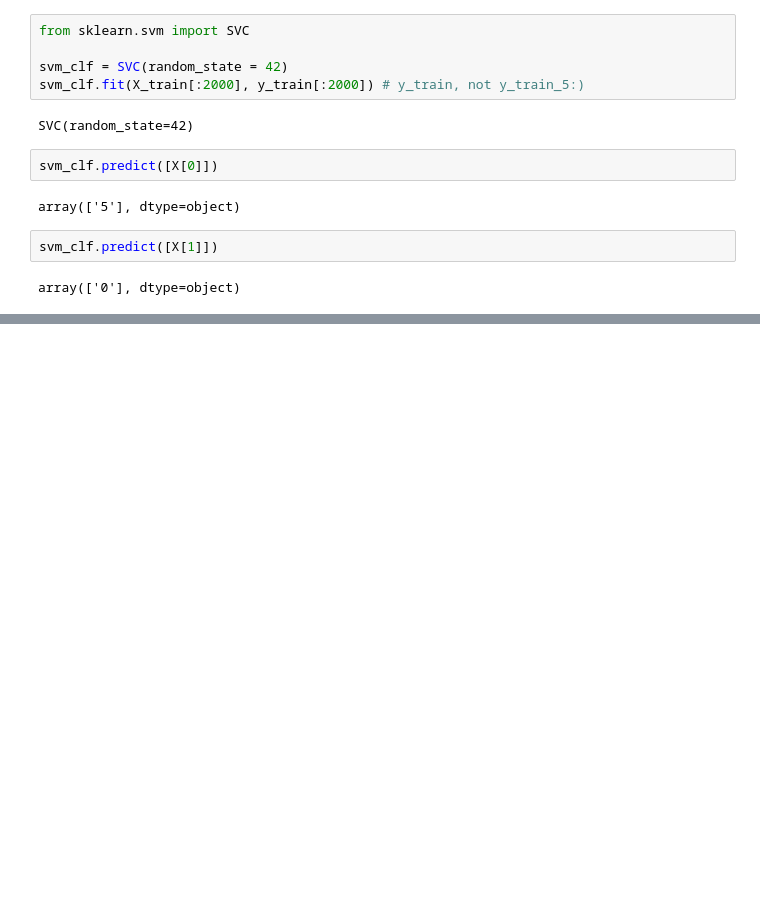
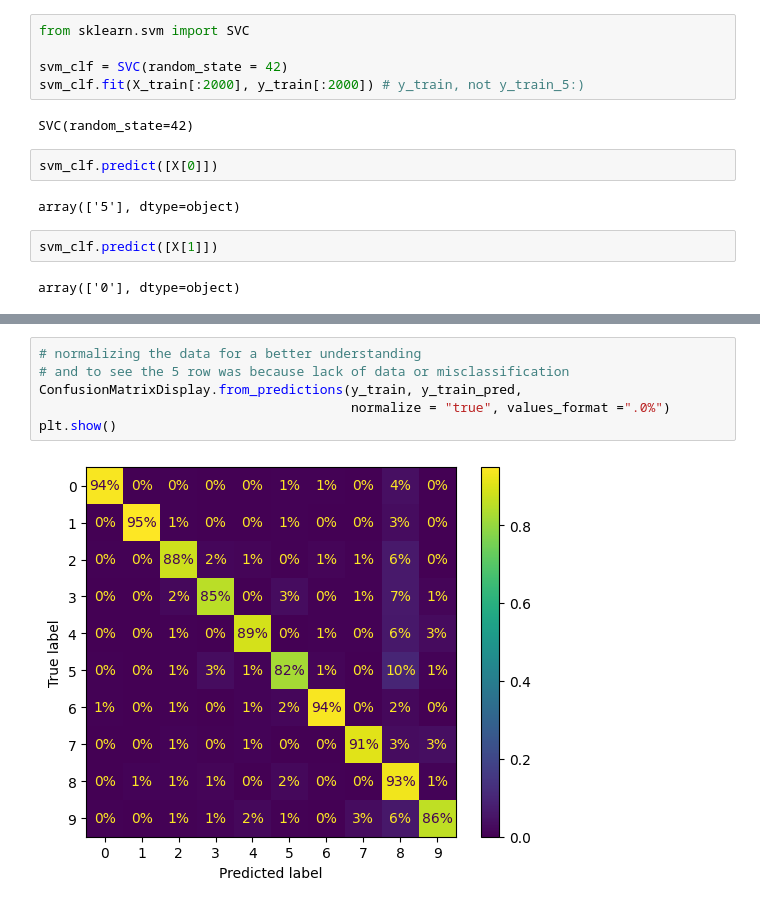
Before and after one commit to ArezooAalipanah/machine_learning3, a Jupyter notebook: HML3_ch3.ipynb, the cells around one changed output, grey strips where cells are left out. Saved outputs shown, nothing was run; the diff lists cells and outputs as text; blank space fills up the shorter version.

```diff
--- a/HML3_ch3.ipynb
+++ b/HML3_ch3.ipynb
@@ -582,0 +706,8 @@ array(['0'], dtype=object)
+# %%
+# normalizing the data for a better understanding
+# and to see the 5 row was because lack of data or misclassification
+ConfusionMatrixDisplay.from_predictions(y_train, y_train_pred,
+                                        normalize = "true", values_format =".0%")
+plt.show()
+# %% [output]
+[figure, added]
```
Also changed, not shown: parts of 43 cells of this notebook.
